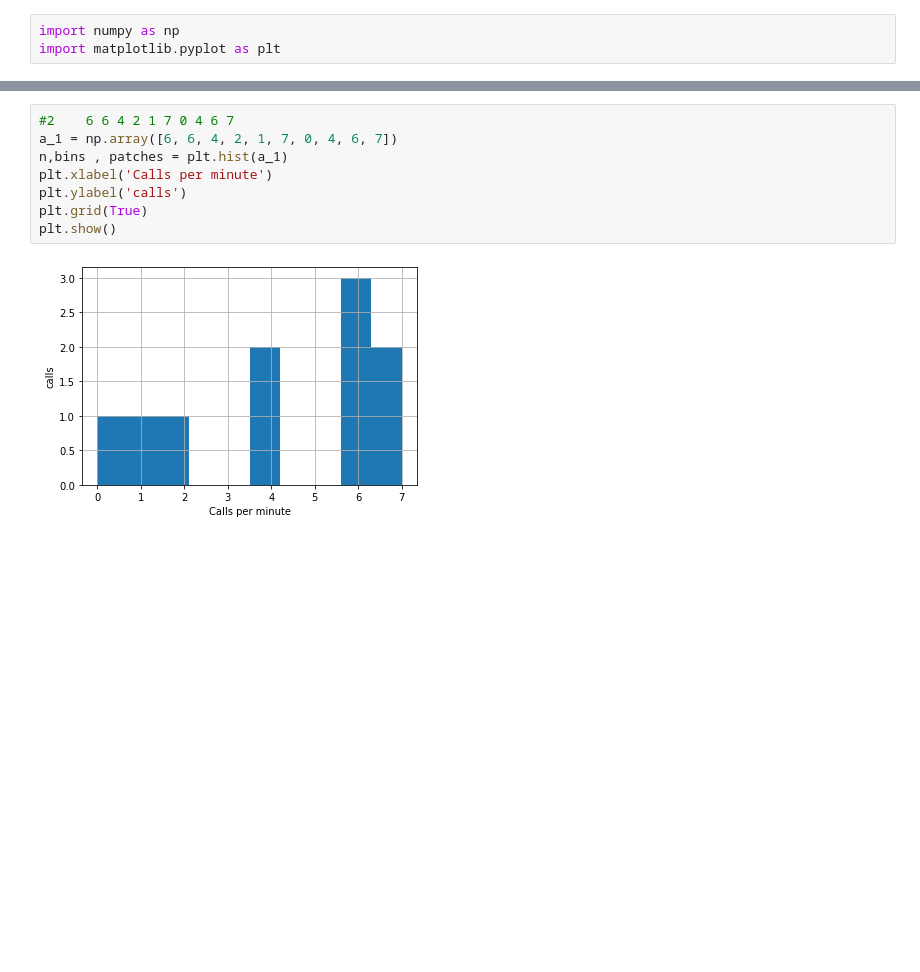
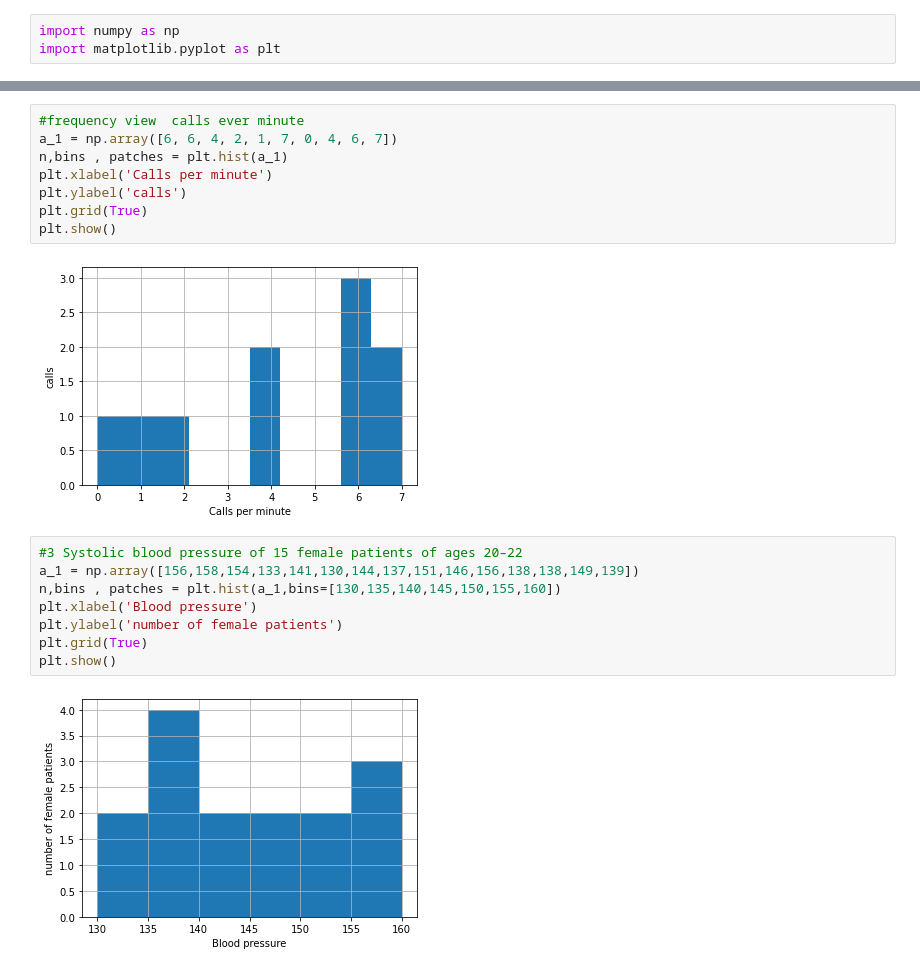
Before and after one commit to ChocolatePadmanaban/Solutions-For-Kreszig-Advanced-Engineering-Mathematics, a Jupyter notebook: Chapter 24 Data Analysis Probability Theory /Problem Set 24.1.ipynb, the cells around one changed output, grey strips where cells are left out. Drawn from its saved outputs; the diff is of its cells as text; blank space fills up the shorter version.

```diff
--- a/Chapter 24 Data Analysis Probability Theory /Problem Set 24.1.ipynb
+++ b/Chapter 24 Data Analysis Probability Theory /Problem Set 24.1.ipynb
@@ -22,5 +30,5 @@ plt.show()
 # %%
-#2    6 6 4 2 1 7 0 4 6 7
+#frequency view  calls ever minute
 a_1 = np.array([6, 6, 4, 2, 1, 7, 0, 4, 6, 7])
 n,bins , patches = plt.hist(a_1)
 plt.xlabel('Calls per minute')
@@ -29,3 +37,13 @@ plt.grid(True)
 plt.show()
 # %% [output]
 [figure]
+# %%
+#3 Systolic blood pressure of 15 female patients of ages 20–22
+a_1 = np.array([156,158,154,133,141,130,144,137,151,146,156,138,138,149,139])
+n,bins , patches = plt.hist(a_1,bins=[130,135,140,145,150,155,160])
+plt.xlabel('Blood pressure')
+plt.ylabel('number of female patients')
+plt.grid(True)
+plt.show()
+# %% [output]
+[figure, added]
```
Also changed, not shown: parts of 9 cells of this notebook.
